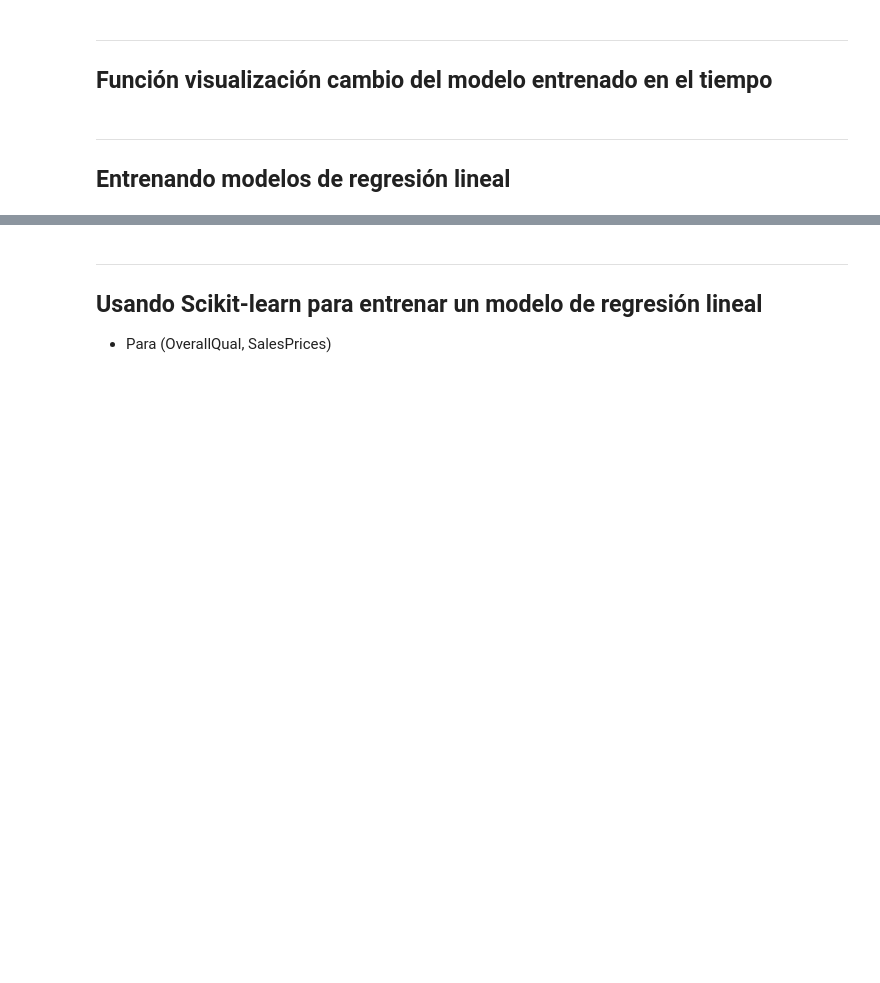
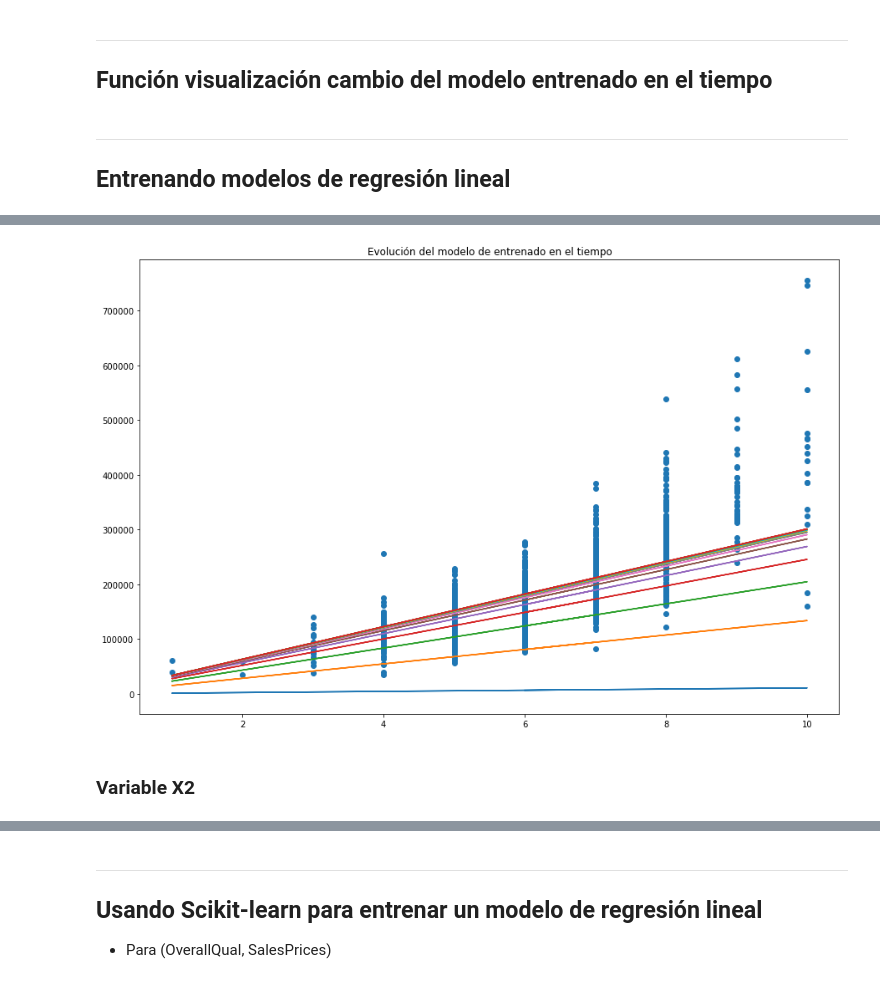
Before and after one commit to Kazeazul/Python-for-Data-Science, a Jupyter notebook: Proyecto/Proyecto.ipynb, the cells around one changed output, grey strips where cells are left out. Cells and saved outputs as stored; diff of their text form; code cells hidden in the pictures; blank space fills up the shorter version.

```diff
--- a/Proyecto/Proyecto.ipynb
+++ b/Proyecto/Proyecto.ipynb
@@ -157,9 +157,20 @@ def time_error(vector_error):
 # %% [markdown]
 ***
 ## Función visualización cambio del modelo entrenado en el tiempo
-# %%
-def time_train(resultado):
-    return
+# %%
+def time_train(resultado, n, n_var):
+    # n_var será el número de variable X que queramos gráficar
+    shape_X = data_train.shape
+    X = np.ones((shape_X[0],2))
+    X[::,0] *= data_train[::,n_var]
+    graficas = plt.figure(figsize = (15,10))
+    plt.scatter(data_set[::,n_var], data_set[::,0]);
+    plt.title("Evolución del modelo de entrenado en el tiempo")
+    for z in range(0, len(resultado)):
+        if (z%n == 0):
+            y_hat = np.matmul(X, resultado[z])
+            plt.plot(data_train[::,n_var], y_hat)
+    return
 # %% [markdown]
 ***
 ## Entrenando modelos de regresión lineal
@@ -190 +199,7 @@ time_error(vector_error)
+# %%
+time_train(resultado_x1, 15, 1)
+# %% [output]
+[figure, added]
+# %% [markdown]
+### Variable X2
 # %%
```
Also changed, not shown: parts of 8 cells of this notebook.
